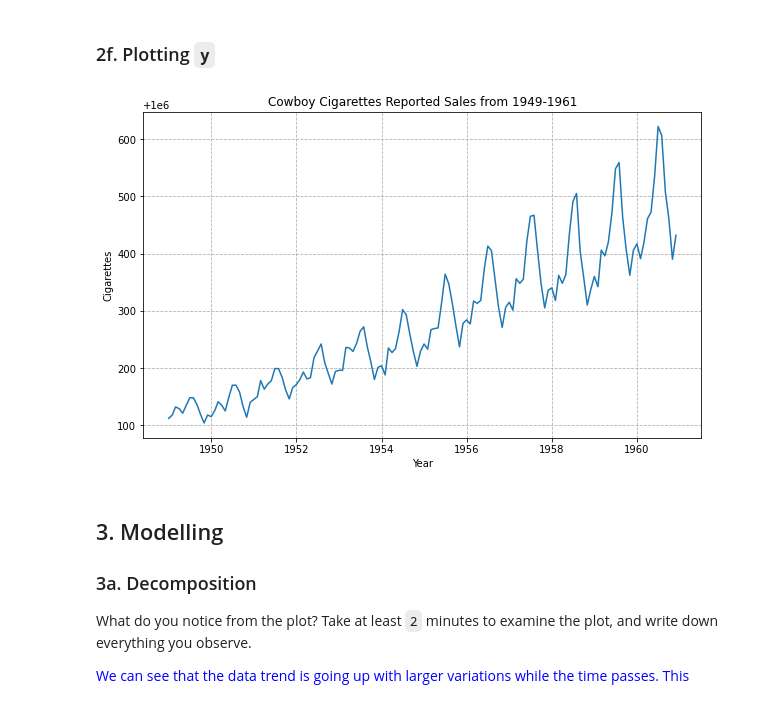
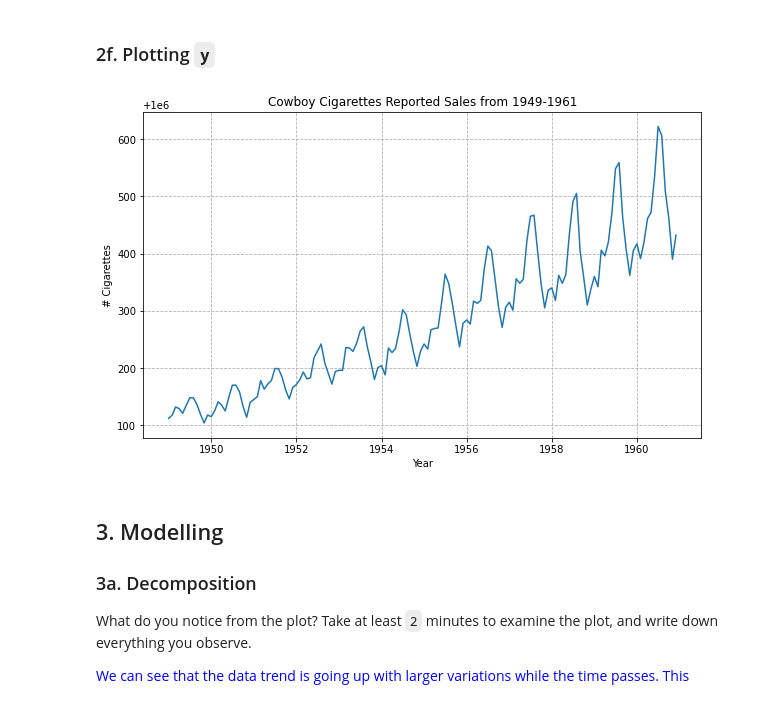
Before and after one commit to pablo-git8/Springboard-DS-Career-Track, a Jupyter notebook: Unit21-1_CowboyCigarretes_CS/Cowboy Cigarettes Case Study - Tier 3.ipynb, the cells around one changed output. Saved outputs shown, nothing was run; the diff lists cells and outputs as text; code cells hidden in the pictures.

```diff
--- a/Unit21-1_CowboyCigarretes_CS/Cowboy Cigarettes Case Study - Tier 3.ipynb
+++ b/Unit21-1_CowboyCigarretes_CS/Cowboy Cigarettes Case Study - Tier 3.ipynb
@@ -273,13 +274,13 @@ Try visualizing the data. A simple `matplotlib` plot should do the trick.
 # %%
 plt.figure(figsize=(10,6))
 plt.plot(y, '-')
 plt.xlabel('Year')
-plt.ylabel('Cigarettes')
+plt.ylabel('# Cigarettes')
 plt.title('Cowboy Cigarettes Reported Sales from 1949-1961')
 plt.grid(linestyle='--')
 plt.show()
 # %% [output]
-[figure, old version]
+[figure, new version]
 # %% [markdown]
 ## 3. Modelling
 ### 3a. Decomposition
```
Also changed, not shown: parts of 17 cells of this notebook.
